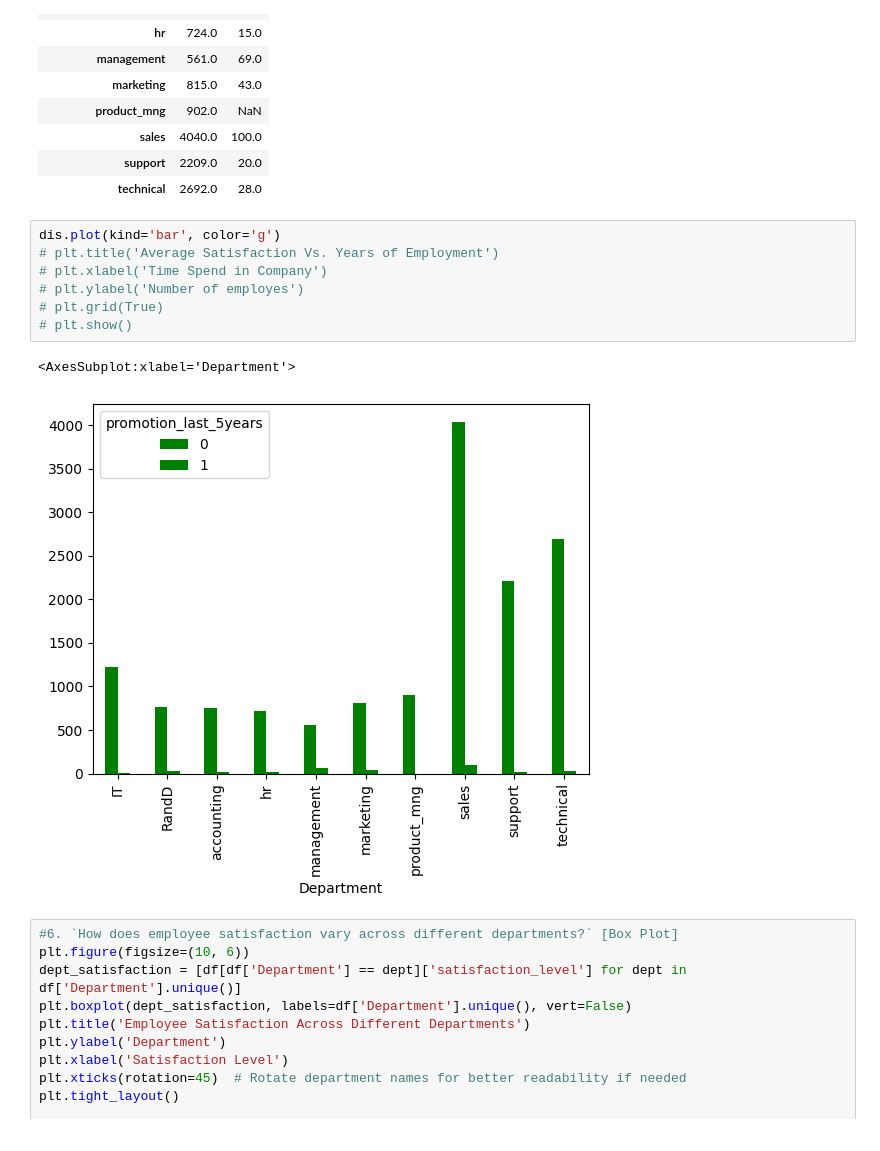
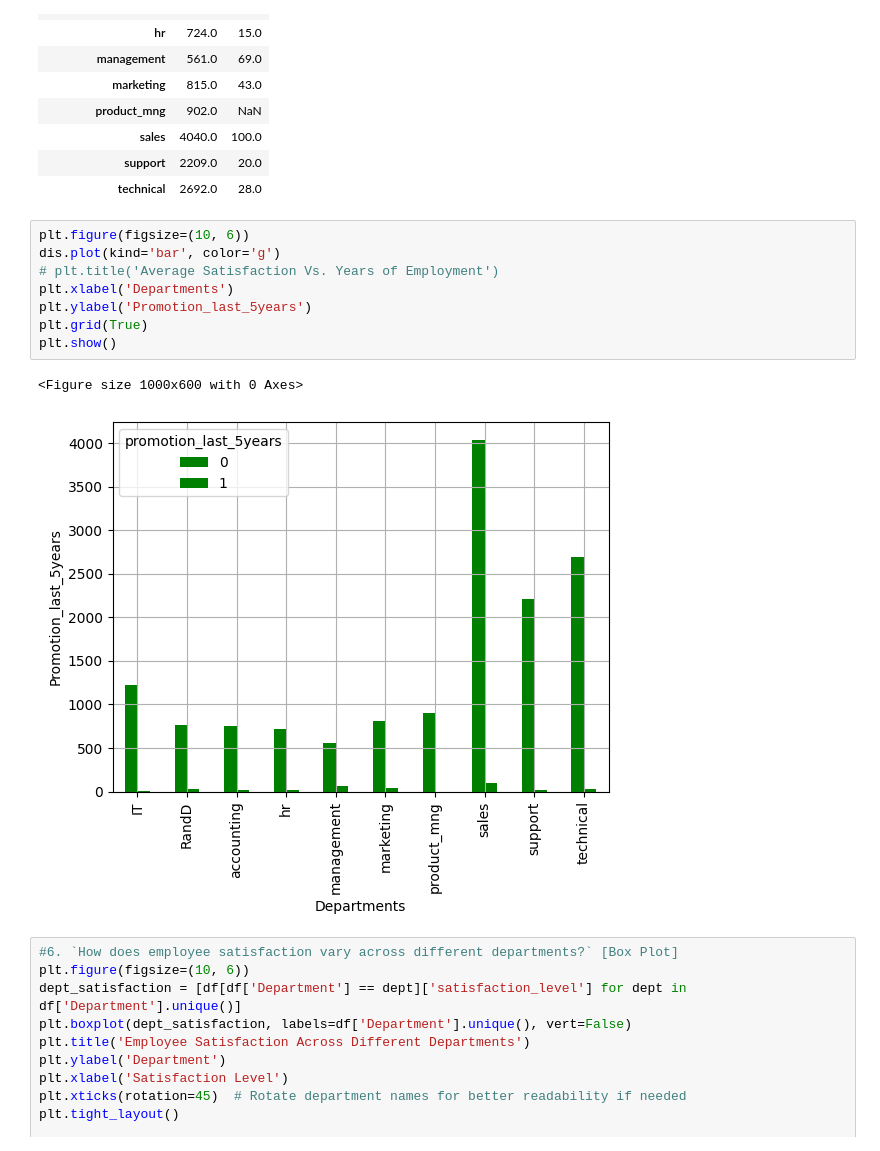
Before and after one commit to bhandariarun/KMC, a Jupyter notebook: week6/day_01/matplotlib/matplot.ipynb, the cells around one changed output. Saved outputs shown, nothing was run; the diff lists cells and outputs as text.

```diff
--- a/week6/day_01/matplotlib/matplot.ipynb
+++ b/week6/day_01/matplotlib/matplot.ipynb
@@ -225,15 +240,16 @@ dis
 | support | 2209.0 | 20.0 |
 | technical | 2692.0 | 28.0 |
 # %%
+plt.figure(figsize=(10, 6))
 dis.plot(kind='bar', color='g')
 # plt.title('Average Satisfaction Vs. Years of Employment')
-# plt.xlabel('Time Spend in Company')
-# plt.ylabel('Number of employes')
-# plt.grid(True)
-# plt.show()
+plt.xlabel('Departments')
+plt.ylabel('Promotion_last_5years')
+plt.grid(True)
+plt.show()
 # %% [output]
-<AxesSubplot:xlabel='Department'>
+<Figure size 1000x600 with 0 Axes>
-[figure, old version]
+[figure, new version]
 # %%
 #6. `How does employee satisfaction vary across different departments?` [Box Plot]
 plt.figure(figsize=(10, 6))
```
Also changed, not shown: parts of 9 cells of this notebook.
